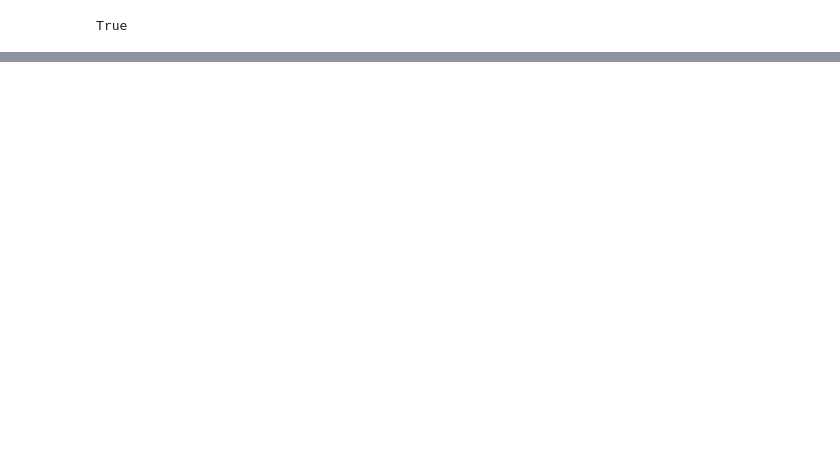
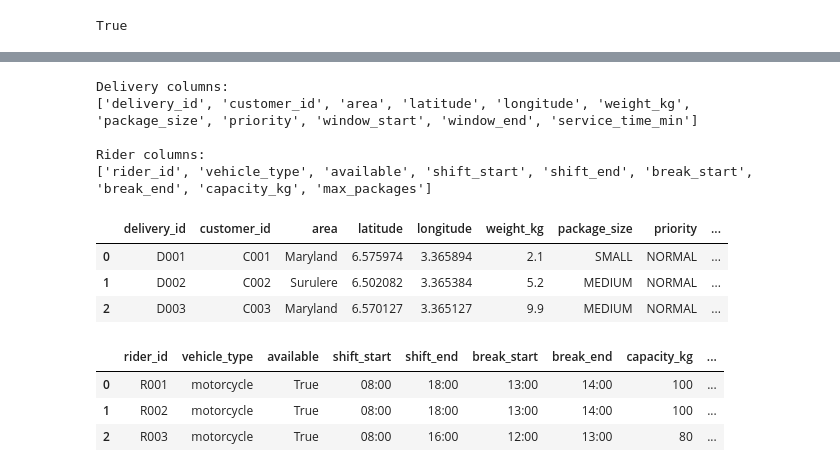
Before and after one commit to Gini-Eddie/african-logistics-intelligence, a Jupyter notebook: notebooks/phase4-route-optimization.ipynb, the cells around one changed output, grey strips where cells are left out. Cells and saved outputs as stored; diff of their text form; code cells hidden in the pictures; blank space fills up the shorter version.

```diff
--- a/notebooks/phase4-route-optimization.ipynb
+++ b/notebooks/phase4-route-optimization.ipynb
@@ -508,0 +489,23 @@ Any negative weights: False
+# %%
+print("Delivery columns:")
+print(deliveries.columns.tolist())
+
+print("\nRider columns:")
+print(riders.columns.tolist())
+
+display(deliveries.head(3))
+display(available_riders.head(3))
+# %% [output]
+Delivery columns:
+['delivery_id', 'customer_id', 'area', 'latitude', 'longitude', 'weight_kg', 'package_size', 'priority', 'window_start', 'window_end', 'service_time_min']
+
+Rider columns:
+['rider_id', 'vehicle_type', 'available', 'shift_start', 'shift_end', 'break_start', 'break_end', 'capacity_kg', 'max_packages']
+|  | delivery_id | customer_id | area | latitude | longitude | weight_kg | package_size | priority | ... |
+| 0 | D001 | C001 | Maryland | 6.575974 | 3.365894 | 2.1 | SMALL | NORMAL | ... |
+| 1 | D002 | C002 | Surulere | 6.502082 | 3.365384 | 5.2 | MEDIUM | NORMAL | ... |
+| 2 | D003 | C003 | Maryland | 6.570127 | 3.365127 | 9.9 | MEDIUM | NORMAL | ... |
+|  | rider_id | vehicle_type | available | shift_start | shift_end | break_start | break_end | capacity_kg | ... |
+| 0 | R001 | motorcycle | True | 08:00 | 18:00 | 13:00 | 14:00 | 100 | ... |
+| 1 | R002 | motorcycle | True | 08:00 | 18:00 | 13:00 | 14:00 | 100 | ... |
+| 2 | R003 | motorcycle | True | 08:00 | 16:00 | 12:00 | 13:00 | 80 | ... |
```
Also changed, not shown: parts of 48 cells of this notebook, 34 other files.
